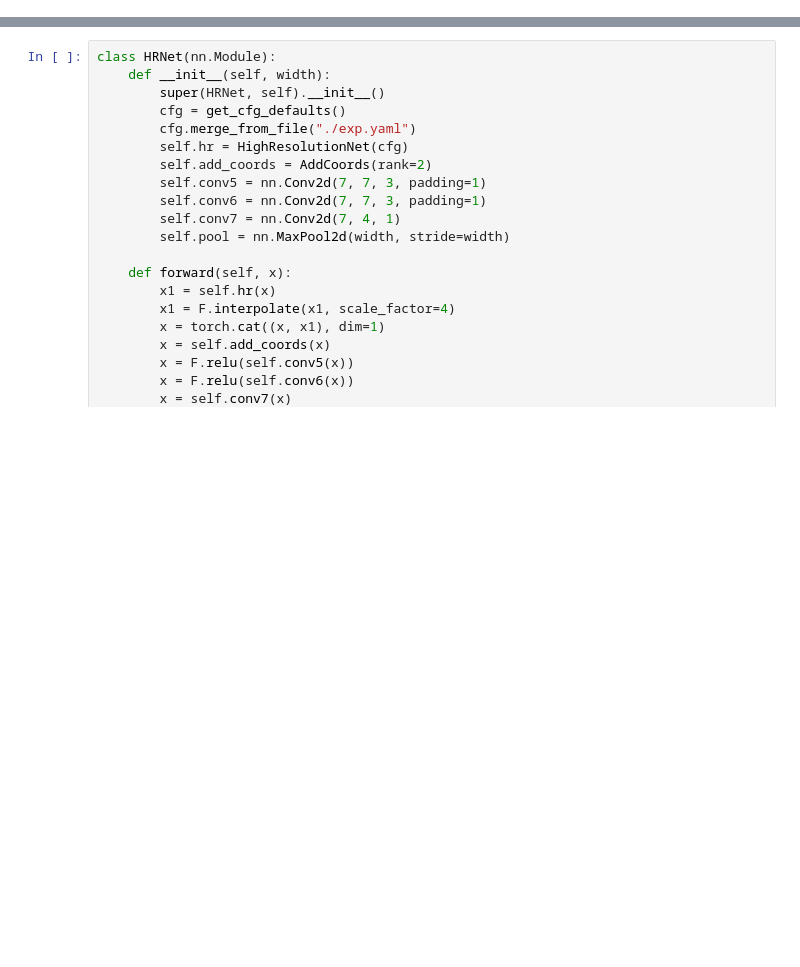
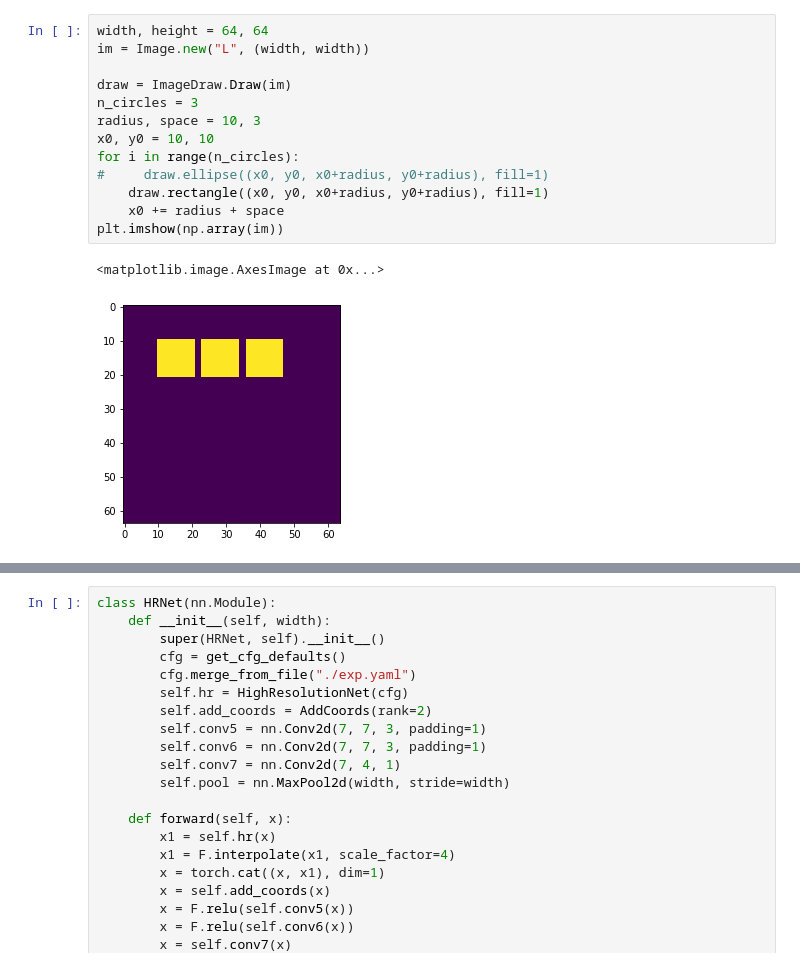
Before and after one commit to w121211/CoordConv, a Jupyter notebook: experiments/debug.ipynb, the cells around one changed output, grey strips where cells are left out. Cells and saved outputs as stored; diff of their text form; blank space fills up the shorter version.

```diff
--- a/experiments/debug.ipynb
+++ b/experiments/debug.ipynb
@@ -16,0 +76,16 @@ from config import get_cfg_defaults
+# %%
+width, height = 64, 64
+im = Image.new("L", (width, width))
+
+draw = ImageDraw.Draw(im)
+n_circles = 3
+radius, space = 10, 3
+x0, y0 = 10, 10
+for i in range(n_circles):
+#     draw.ellipse((x0, y0, x0+radius, y0+radius), fill=1)
+    draw.rectangle((x0, y0, x0+radius, y0+radius), fill=1)
+    x0 += radius + space
+plt.imshow(np.array(im))
+# %% [output]
+<matplotlib.image.AxesImage at 0x...>
+[figure, added]
```
Also changed, not shown: parts of 5 cells of this notebook, 12 other files.
